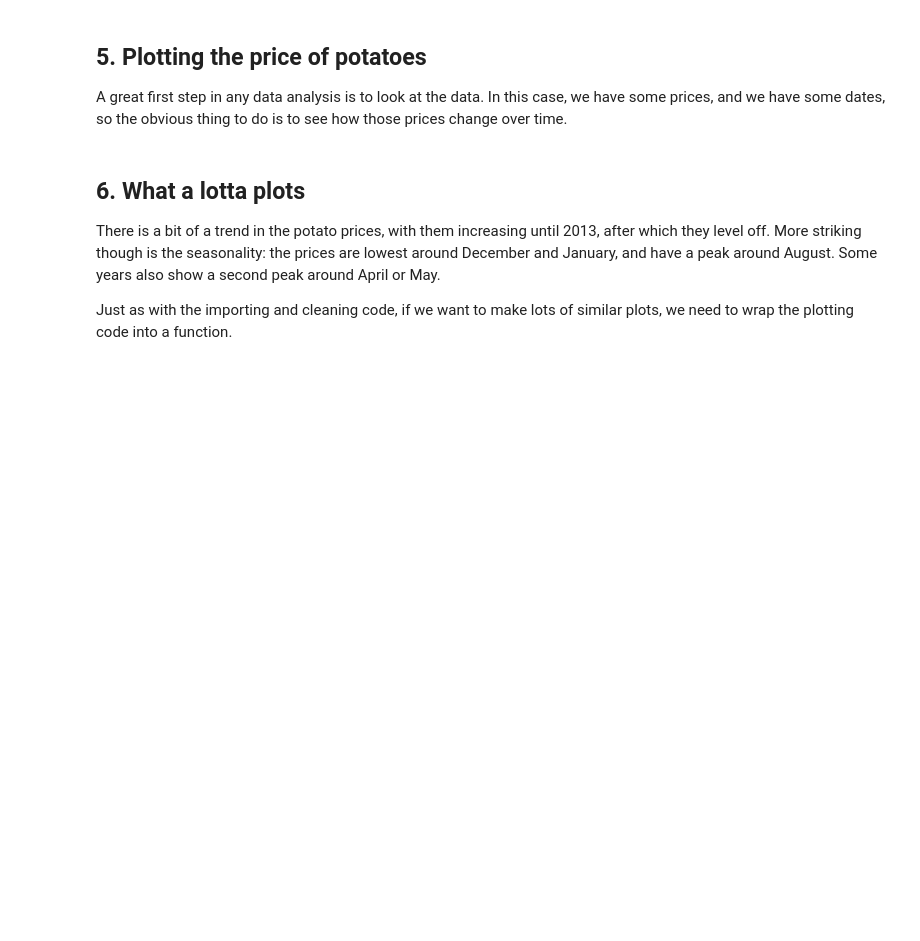
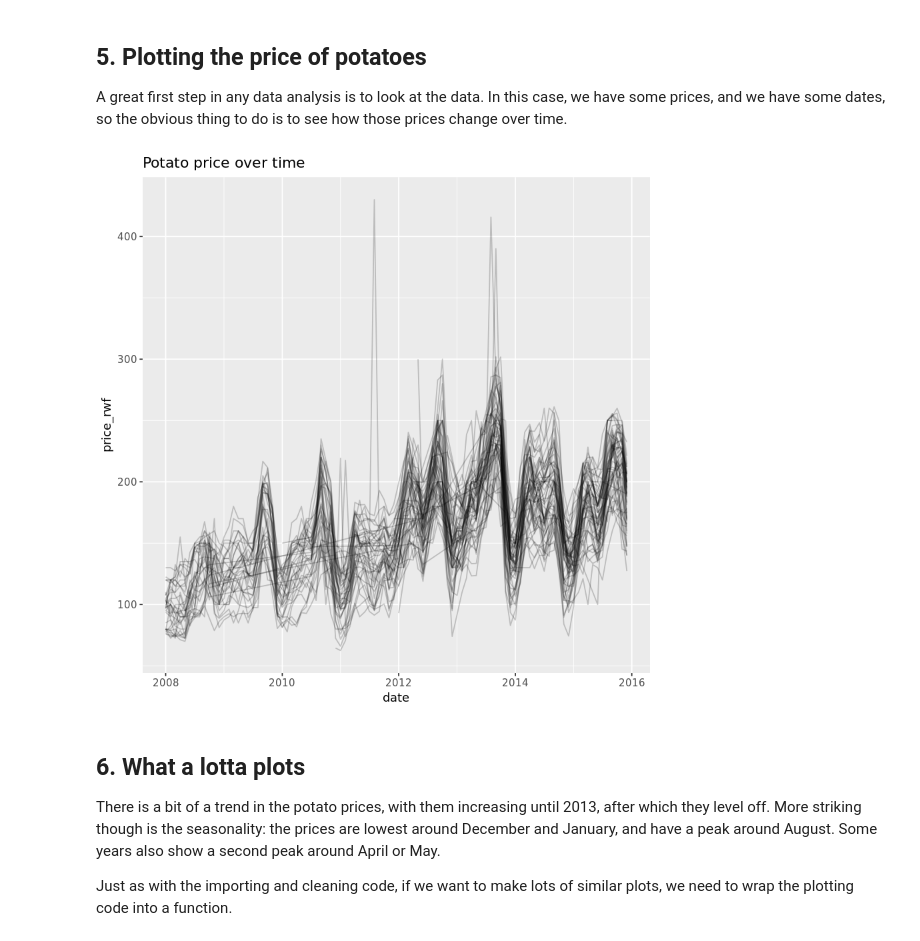
Before and after one commit to mattg12/Forecasting-Food-Prices, a Jupyter notebook: notebook.ipynb, the cells around one changed output. Saved outputs shown, nothing was run; the diff lists cells and outputs as text; code cells hidden in the pictures; blank space fills up the shorter version.

```diff
--- a/notebook.ipynb
+++ b/notebook.ipynb
@@ -153,10 +162,15 @@ glimpse(pea_prices)
 <p>A great first step in any data analysis is to look at the data. In this case, we have some prices, and we have some dates, so the obvious thing to do is to see how those prices change over time.</p>
 # %%
 # Load ggplot2
-....
+library(ggplot2)
 
 # Draw a line plot of price vs. date grouped by market
-....
+potato_prices_cleaned %>%
+  ggplot(aes(date, price_rwf, group = market)) +
+  geom_line(alpha = 0.2) +
+  ggtitle("Potato price over time")
+# %% [output]
+[figure, added]
 # %% [markdown]
 ## 6. What a lotta plots
 <p>There is a bit of a trend in the potato prices, with them increasing until 2013, after which they level off. More striking though is the seasonality: the prices are lowest around December and January, and have a peak around August. Some years also show a second peak around April or May.</p>
```
Also changed, not shown: parts of 10 cells of this notebook.
